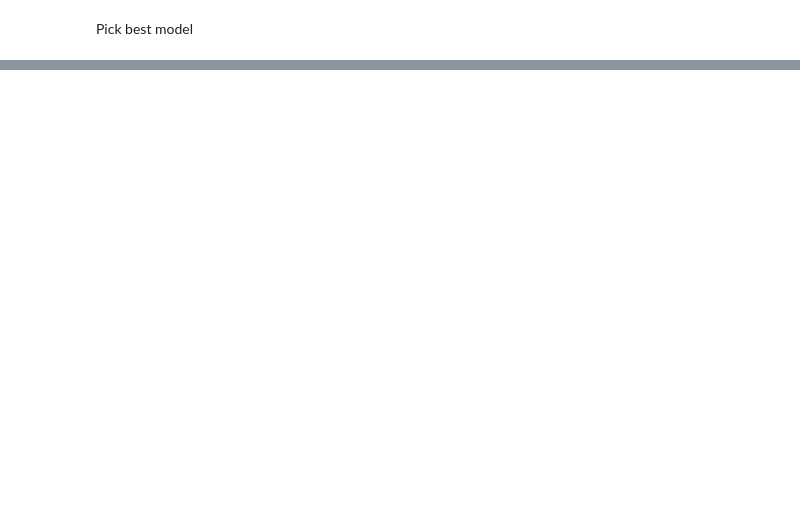
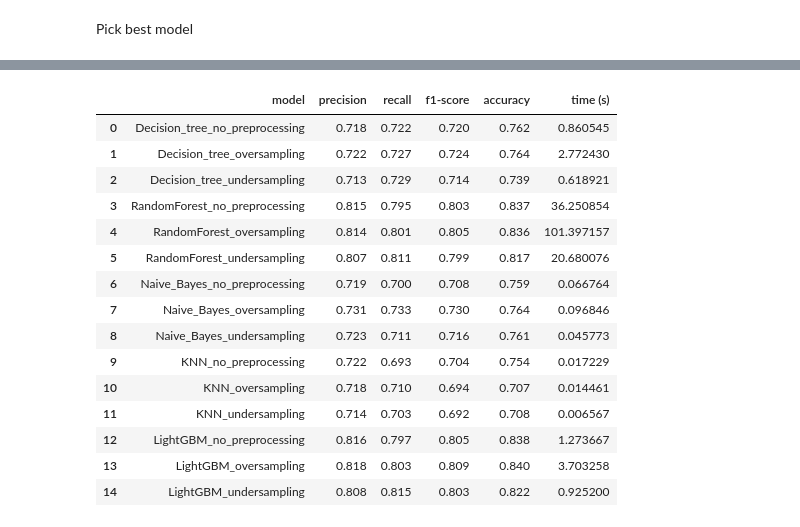
Before and after one commit to ASudu/Academic_success_Kaggle, a Jupyter notebook: 01_testing_models.ipynb, the cells around one changed output, grey strips where cells are left out. Drawn from its saved outputs; the diff is of its cells as text; code cells hidden in the pictures; blank space fills up the shorter version.

Commit message:
lightgbm model

```diff
--- a/01_testing_models.ipynb
+++ b/01_testing_models.ipynb
@@ -814,0 +999,28 @@ df_results
+# %%
+def get_results(df):
+
+    fields = {'model':df['model'].values, 'precision':[x['precision'] for x in df['macro_avg'].values],
+                'recall':[x['recall'] for x in df['macro_avg'].values], 'f1-score':[x['f1-score'] for x in df['macro_avg'].values],
+                'accuracy':df['accuracy'].values, 'time (s)': df['time (s)']}
+
+    return pd.DataFrame(fields)
+# %%
+res = get_results(df_results)
+res
+# %% [output]
+|  | model | precision | recall | f1-score | accuracy | time (s) |
+| 0 | Decision_tree_no_preprocessing | 0.718 | 0.722 | 0.720 | 0.762 | 0.860545 |
+| 1 | Decision_tree_oversampling | 0.722 | 0.727 | 0.724 | 0.764 | 2.772430 |
+| 2 | Decision_tree_undersampling | 0.713 | 0.729 | 0.714 | 0.739 | 0.618921 |
+| 3 | RandomForest_no_preprocessing | 0.815 | 0.795 | 0.803 | 0.837 | 36.250854 |
+| 4 | RandomForest_oversampling | 0.814 | 0.801 | 0.805 | 0.836 | 101.397157 |
+| 5 | RandomForest_undersampling | 0.807 | 0.811 | 0.799 | 0.817 | 20.680076 |
+| 6 | Naive_Bayes_no_preprocessing | 0.719 | 0.700 | 0.708 | 0.759 | 0.066764 |
+| 7 | Naive_Bayes_oversampling | 0.731 | 0.733 | 0.730 | 0.764 | 0.096846 |
+| 8 | Naive_Bayes_undersampling | 0.723 | 0.711 | 0.716 | 0.761 | 0.045773 |
+| 9 | KNN_no_preprocessing | 0.722 | 0.693 | 0.704 | 0.754 | 0.017229 |
+| 10 | KNN_oversampling | 0.718 | 0.710 | 0.694 | 0.707 | 0.014461 |
+| 11 | KNN_undersampling | 0.714 | 0.703 | 0.692 | 0.708 | 0.006567 |
+| 12 | LightGBM_no_preprocessing | 0.816 | 0.797 | 0.805 | 0.838 | 1.273667 |
+| 13 | LightGBM_oversampling | 0.818 | 0.803 | 0.809 | 0.840 | 3.703258 |
+| 14 | LightGBM_undersampling | 0.808 | 0.815 | 0.803 | 0.822 | 0.925200 |
```
Also changed, not shown: parts of 68 cells of this notebook, 1 other file.
